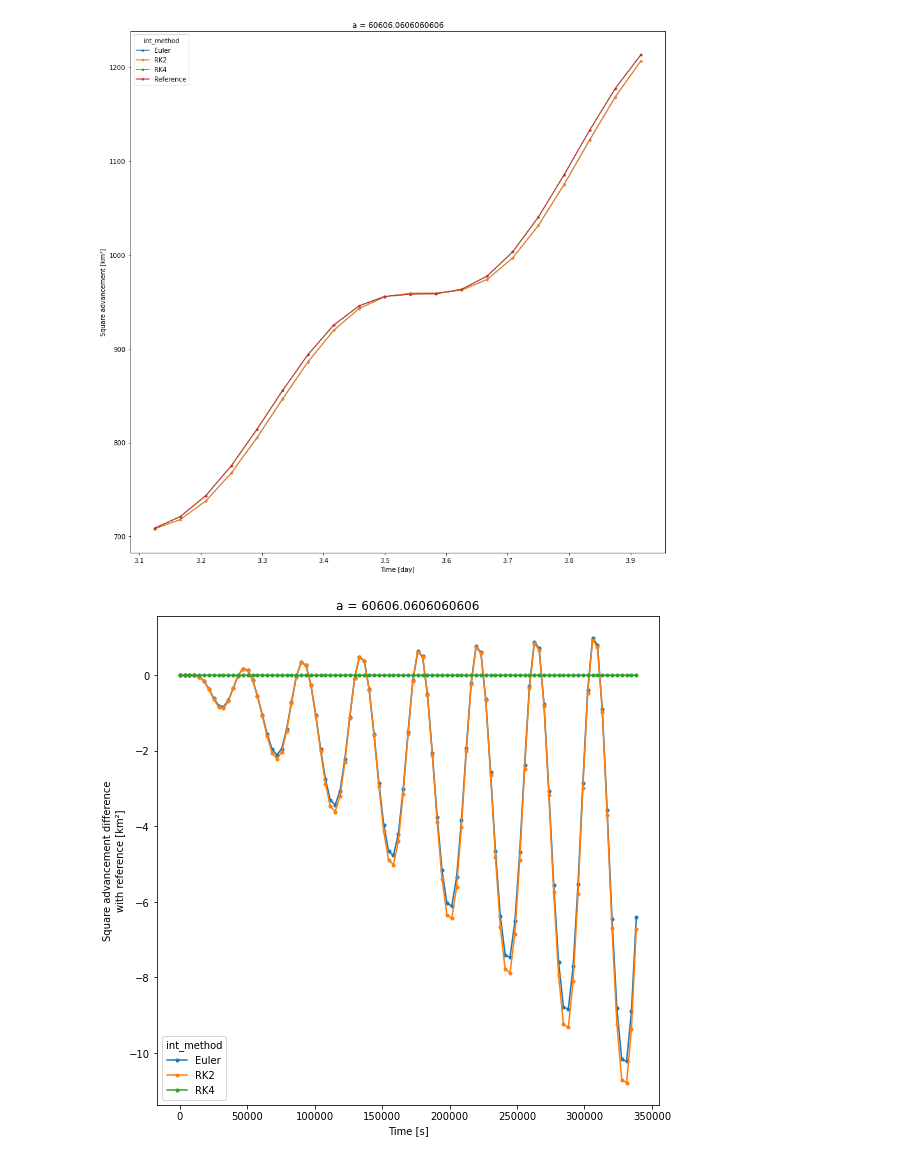
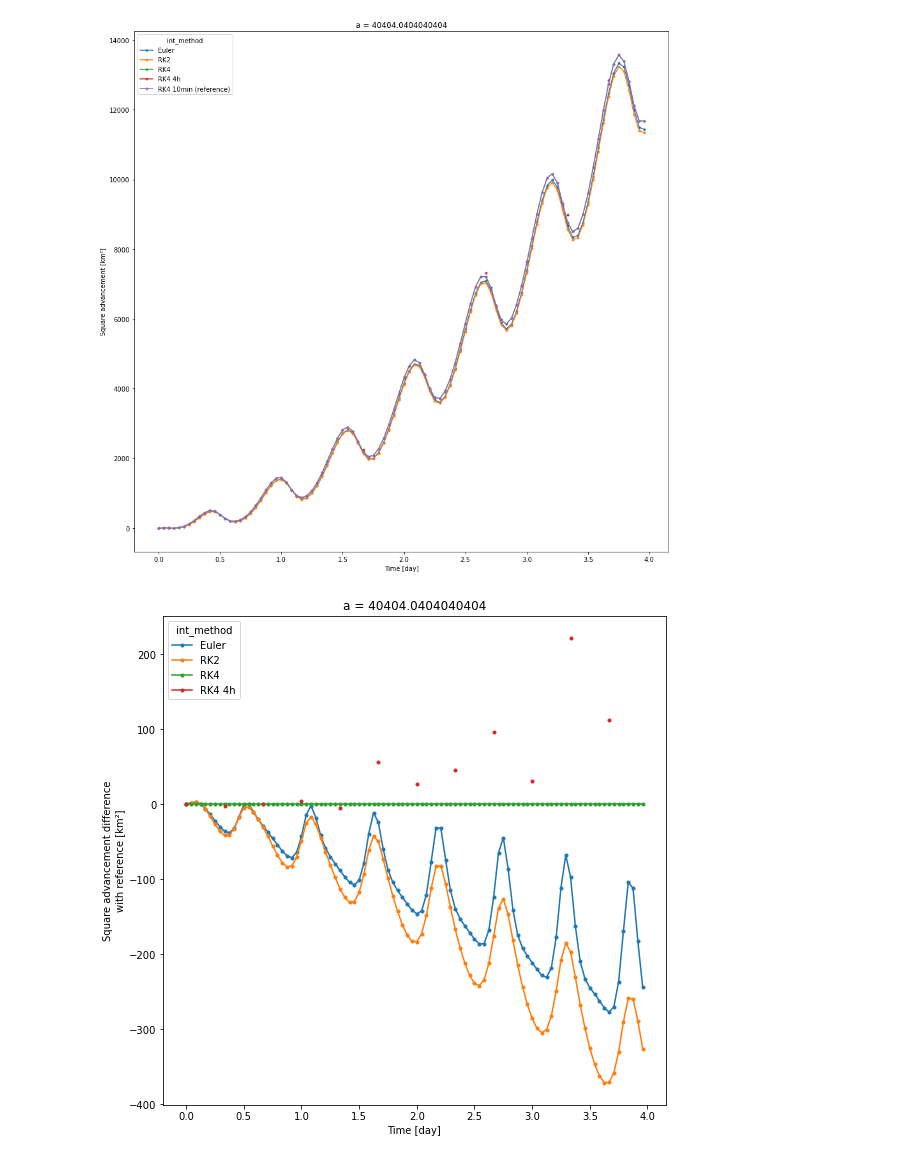
Before and after one commit to margot-demol/stage-m1, a Jupyter notebook: temporal_int_comparison.ipynb, the cells around one changed output. Drawn from its saved outputs; the diff is of its cells as text; code cells hidden in the pictures.

```diff
--- a/temporal_int_comparison.ipynb
+++ b/temporal_int_comparison.ipynb
@@ -2,7 +2,7 @@
 import stagem1.temporal_integration as sti
 from matplotlib import pyplot as plt
 # %%
-x=sti.SetUp()
-comp=sti.Temp_Int_Comp(x)
-comp.print_diff_sqr_adv(30)
+x=sti.SetUp(uw=1)
+comp=sti.Temp_Int_Comp(x, uw=1)
+comp.print_diff_sqr_adv()
 # %% [output]
@@ -9,2 +23,2 @@ comp.print_diff_sqr_adv(30)
-[figure, old version]
+[figure, new version]
-[figure, old version]
+[figure, new version]
```
Also changed, not shown: parts of 4 cells of this notebook, 2 other files.
